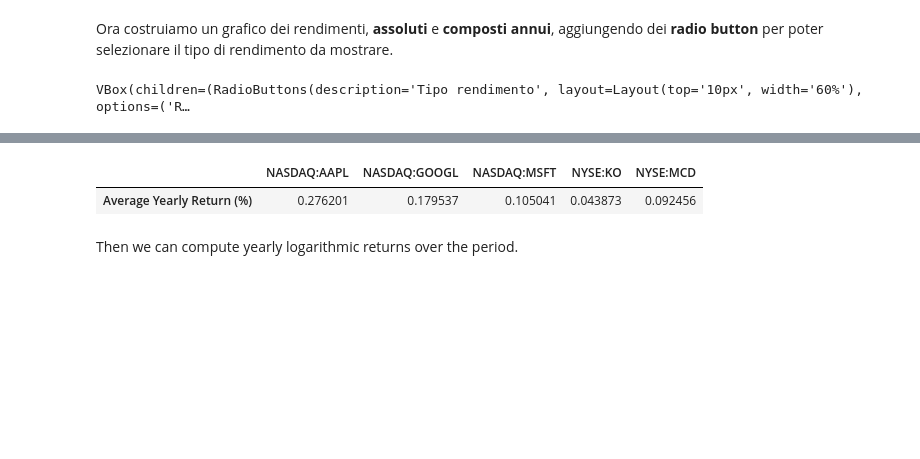
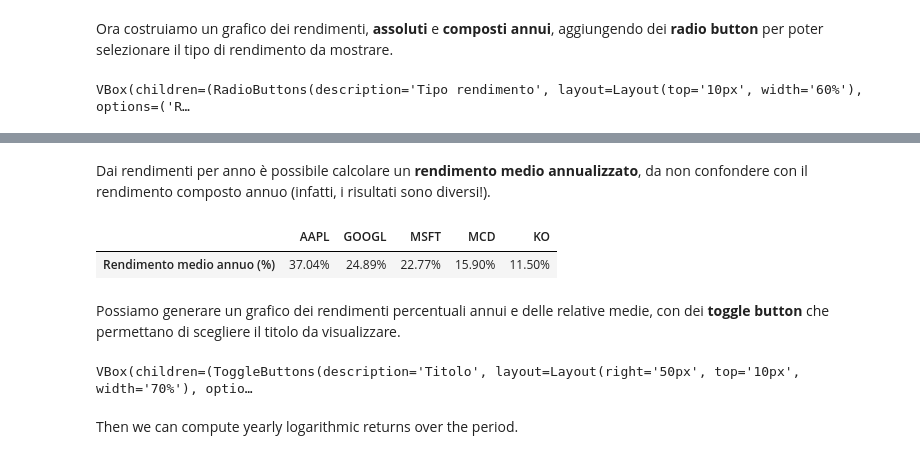
Before and after one commit to marcobonifacio/finance-notebooks, a Jupyter notebook: 1 - Prezzi e rendimenti.ipynb, the cells around one changed output, grey strips where cells are left out. Drawn from its saved outputs; the diff is of its cells as text; code cells hidden in the pictures; blank space fills up the shorter version.

Commit message:
Fourth chart
Convert fourth chart, toggle buttons, horizontal line

```diff
--- a/1 - Prezzi e rendimenti.ipynb
+++ b/1 - Prezzi e rendimenti.ipynb
@@ -216,0 +192,4 @@ And let's see how returns averaged in the period.
+# %%
+# pandas ha una funzione - pct_change() - che calcola le variazioni percentuali secondo la formula dei rendimenti assoluti
+yearly_returns = prices.resample('A').last().pct_change().iloc[1:, :]
+yearly_returns.style.format('{:.2%}')
@@ -217,10 +209,57 @@ And let's see how returns averaged in the period.
+# %% [markdown]
+Dai rendimenti per anno è possibile calcolare un **rendimento medio annualizzato**, da non confondere con il rendimento composto annuo (infatti, i risultati sono diversi!).
 # %%
 yearly_avgs = yearly_returns.mean().to_frame().T
-yearly_avgs.index = ['Average Yearly Return (%)']
-yearly_avgs
+yearly_avgs.index = ['Rendimento medio annuo (%)']
+yearly_avgs.style.format('{:.2%}')
 # %% [output]
-|  | NASDAQ:AAPL | NASDAQ:GOOGL | NASDAQ:MSFT | NYSE:KO | NYSE:MCD |
-| Average Yearly Return (%) | 0.276201 | 0.179537 | 0.105041 | 0.043873 | 0.092456 |
+|  | AAPL | GOOGL | MSFT | MCD | KO |
+| Rendimento medio annuo (%) | 37.04% | 24.89% | 22.77% | 15.90% | 11.50% |
+# %% [markdown]
+Possiamo generare un grafico dei rendimenti percentuali annui e delle relative medie, con dei **toggle button** che permettano di scegliere il titolo da visualizzare.
+# %%
+# Costruiamo dei toggle buttons per selezionare il titolo
+opts_4 = [c for c in yearly_returns.columns]
+buttons_4 = widgets.ToggleButtons(options=opts_4, description='Titolo', layout={'width': '70%', 'top': '10px', 'right': '50px'})
+
+# Costruiamo un grafico a barre con le etichette delle percentuali e una linea orizzontale a rappresentare la media
+x_sc_4 = bq.DateScale()
+y_sc_4 = bq.LinearScale(max=max(1.1 * yearly_returns.loc[:, buttons_4.value].max(), 0), min=min(1.1 * yearly_returns.loc[:, buttons_4.value].min(), 0))
+x_sec_4 = bq.OrdinalScale()
+x_ter_4 = bq.LinearScale(min=0, max=1)
+bars_4 = bq.Bars(x=yearly_returns.index, y=yearly_returns.loc[:, buttons_4.value], scales={'x': x_sc_4, 'y': y_sc_4},
+                 colors=[bq.colorschemes.CATEGORY10[yearly_returns.columns.get_loc(buttons_4.value)]])
+labels_4 = bq.Label(x=range(len(yearly_returns.index)), y=yearly_returns.loc[:, buttons_4.value], text=[f'{v:.2%}' for v in yearly_returns.loc[:, buttons_4.value]],
+                    scales={'x': x_sec_4, 'y': y_sc_4}, colors=['#AAAAAA'], align='middle', y_offset=-15, default_size=13)
+avg_line_4 = bq.Lines(x=[0, 1], y=[yearly_avgs.loc[:, buttons_4.value], yearly_avgs.loc[:, buttons_4.value]], scales={'x': x_ter_4, 'y': y_sc_4}, colors=['#666666'],
+                      line_style='dash_dotted', display_legend=True, labels=[f'Rendimento medio annuo: {v:.2%}' for v in yearly_avgs.loc[:, buttons_4.value]])
+ax_x_4 = bq.Axis(scale=x_sc_4, grid_lines='solid', grid_color='#DDDDDD')
+ax_x_sec_4 = bq.Axis(scale=x_sec_4, visible=False)
+ax_x_ter_4 = bq.Axis(scale=x_ter_4, visible=False)
+ax_y_4 = bq.Axis(scale=y_sc_4, orientation='vertical', tick_format='0%', grid_lines='solid', grid_color='#DDDDDD')
+fig_4 = bq.Figure(marks=[bars_4, labels_4, avg_line_4], axes=[ax_x_4, ax_x_sec_4, ax_x_ter_4, ax_y_4], title=f'Rendimenti percentuali annui per {buttons_4.value}',
+                  background_style={'fill': 'white'}, layout=widgets.Layout(width='60%'))
+
+# Definiamo una funzione per aggiornare il grafico, le etichette, la media e il titolo
+def update_plot_4(change):
+    """ Update the chart with value from the toggle buttons."""
+    y_sc_4.max = max(1.1 * yearly_returns.loc[:, buttons_4.value].max(), 0)
+    y_sc_4.min = min(1.1 * yearly_returns.loc[:, buttons_4.value].min(), 0)
+    bars_4.y = yearly_returns.loc[:, buttons_4.value]
+    bars_4.colors = [bq.colorschemes.CATEGORY10[yearly_returns.columns.get_loc(buttons_4.value)]]
+    labels_4.y = yearly_returns.loc[:, buttons_4.value]
+    labels_4.text = [f'{v:.2%}' for v in yearly_returns.loc[:, buttons_4.value]]
+    avg_line_4.y = [yearly_avgs.loc[:, buttons_4.value], yearly_avgs.loc[:, buttons_4.value]]
+    avg_line_4.labels = [f'Rendimento medio annuo: {v:.2%}' for v in yearly_avgs.loc[:, buttons_4.value]]
+    fig_4.title = f'Rendimenti percentuali annui per {buttons_4.value}'
+
+# Intercettiamo i valori dei toggle buttons
+buttons_4.observe(update_plot_4, 'value')
+
+# Definiamo il layout delle widget
+widgets.VBox([buttons_4, fig_4])
+# %% [output]
+VBox(children=(ToggleButtons(description='Titolo', layout=Layout(right='50px', top='10px', width='70%'), optio…
 # %% [markdown]
 Then we can compute yearly logarithmic returns over the period.
 # %%
```
Also changed, not shown: parts of 9 cells of this notebook.
